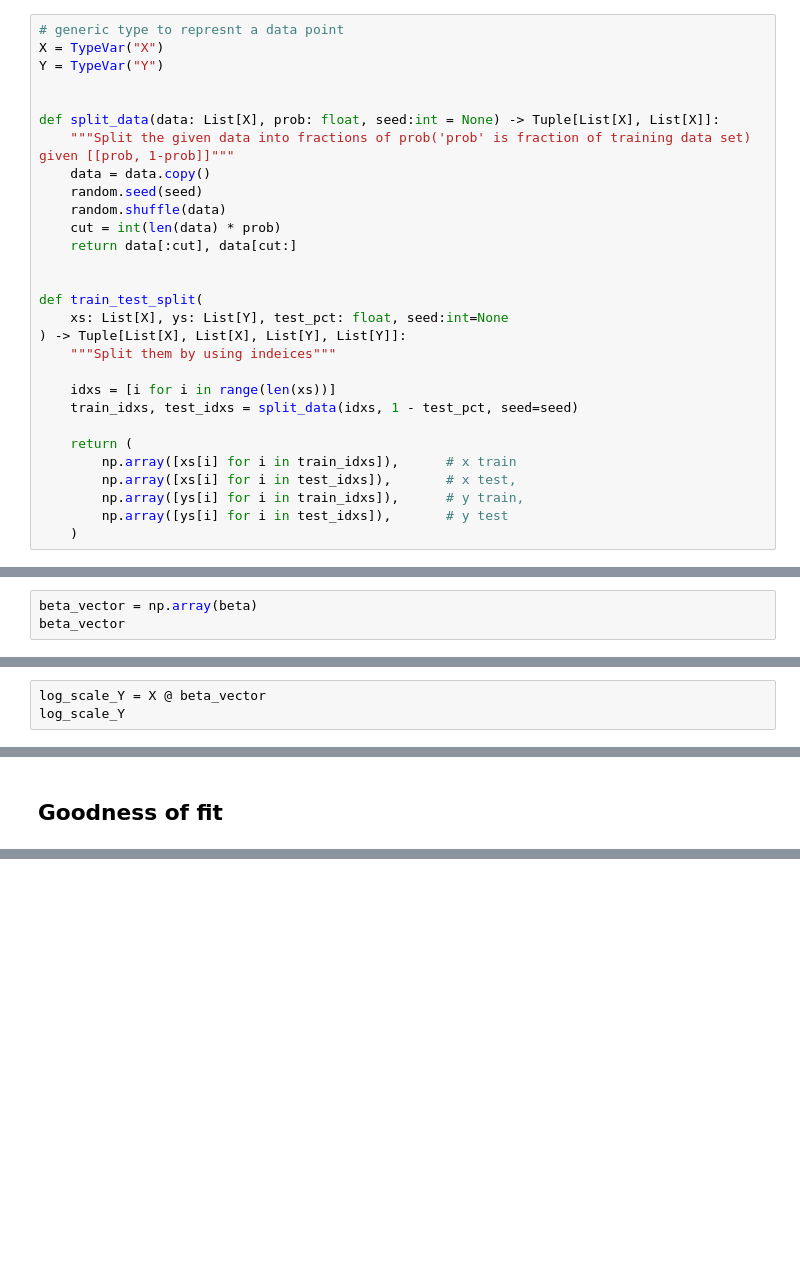
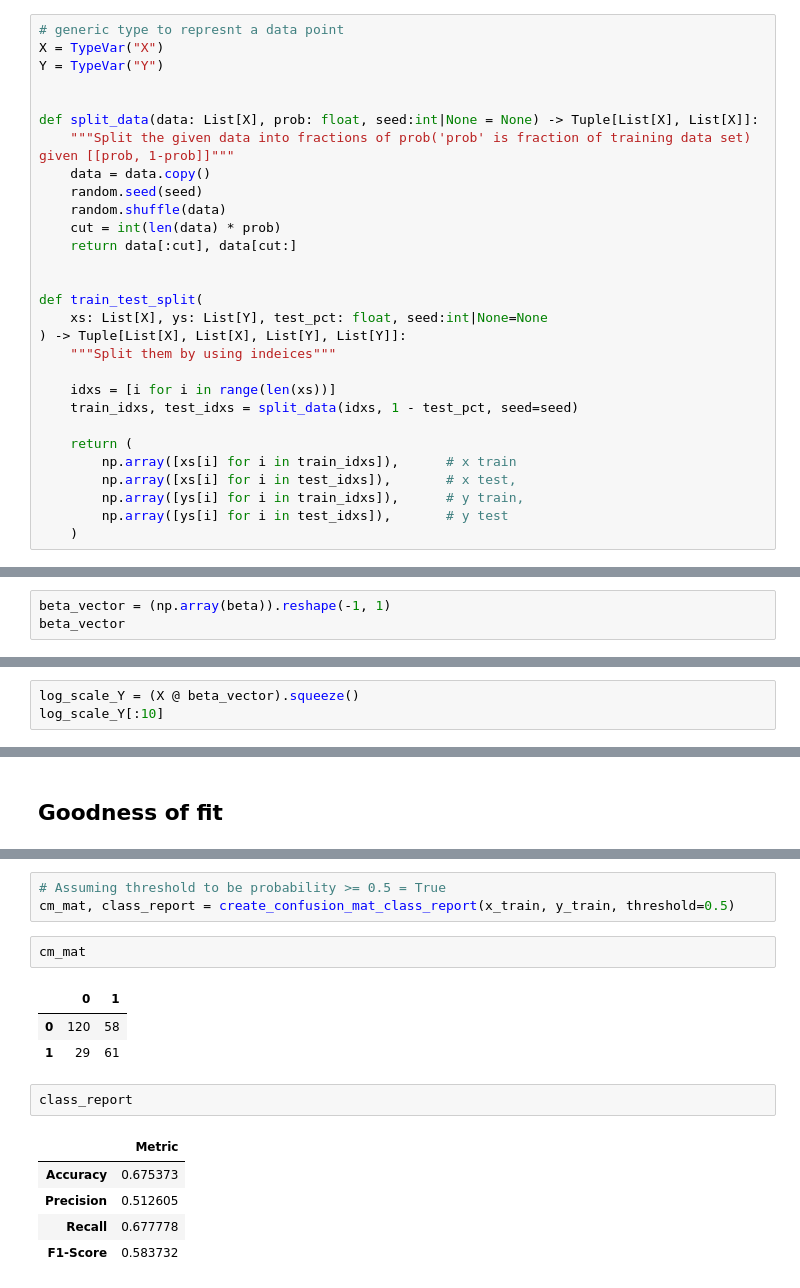
Before and after one commit to muhzinkhan/Machine-Learning-Algorithms-from-Scratch, a Jupyter notebook: Logistic-Regression.ipynb, the cells around one changed output, grey strips where cells are left out. Drawn from its saved outputs; the diff is of its cells as text; blank space fills up the shorter version.

```diff
--- a/Logistic-Regression.ipynb
+++ b/Logistic-Regression.ipynb
@@ -176,7 +142,7 @@ X = TypeVar("X")
 Y = TypeVar("Y")
 
 
-def split_data(data: List[X], prob: float, seed:int = None) -> Tuple[List[X], List[X]]:
+def split_data(data: List[X], prob: float, seed:int|None = None) -> Tuple[List[X], List[X]]:
     """Split the given data into fractions of prob('prob' is fraction of training data set) given [[prob, 1-prob]]"""
     data = data.copy()
     random.seed(seed)
@@ -186,7 +152,7 @@ def split_data(data: List[X], prob: float, seed:int = None) -> Tuple[List[X], Li
 
 
 def train_test_split(
-    xs: List[X], ys: List[Y], test_pct: float, seed:int=None
+    xs: List[X], ys: List[Y], test_pct: float, seed:int|None=None
 ) -> Tuple[List[X], List[X], List[Y], List[Y]]:
     """Split them by using indeices"""
 
@@ -319,6 +258,6 @@ array([ 2.13206465,  0.66228359, -0.91532749])
 # %% [markdown]
 ### Testing on training data
 # %%
-beta_vector = np.array(beta)
+beta_vector = (np.array(beta)).reshape(-1, 1)
 beta_vector
 # %% [output]
@@ -347,5 +281,5 @@ array([[-1, -1,  0],
 # %%
-log_scale_Y = X @ beta_vector
-log_scale_Y
+log_scale_Y = (X @ beta_vector).squeeze()
+log_scale_Y[:10]
 # %% [output]
 array([-2.79434824, -1.57761108, -2.13206465, -3.04739214, -3.04739214,
@@ -450,0 +349,17 @@ accuracy, precision, recall
+# %%
+# Assuming threshold to be probability >= 0.5 = True
+cm_mat, class_report = create_confusion_mat_class_report(x_train, y_train, threshold=0.5)
+# %%
+cm_mat
+# %% [output]
+|  | 0 | 1 |
+| 0 | 120 | 58 |
+| 1 | 29 | 61 |
+# %%
+class_report
+# %% [output]
+|  | Metric |
+| Accuracy | 0.675373 |
+| Precision | 0.512605 |
+| Recall | 0.677778 |
+| F1-Score | 0.583732 |
```
Also changed, not shown: parts of 13 cells of this notebook, 10 other files.
